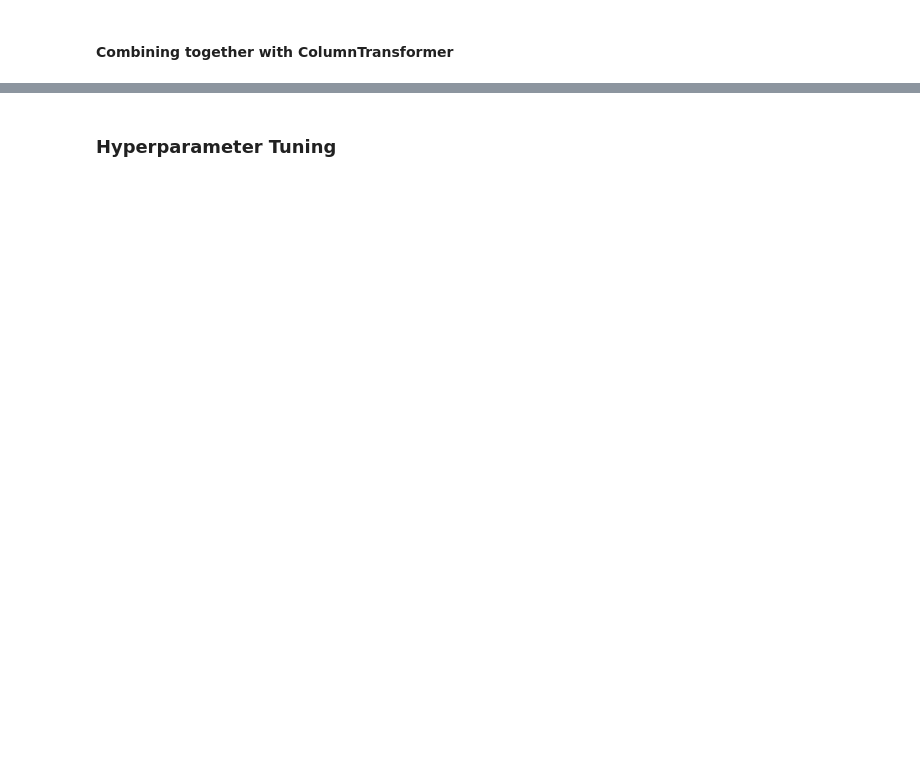
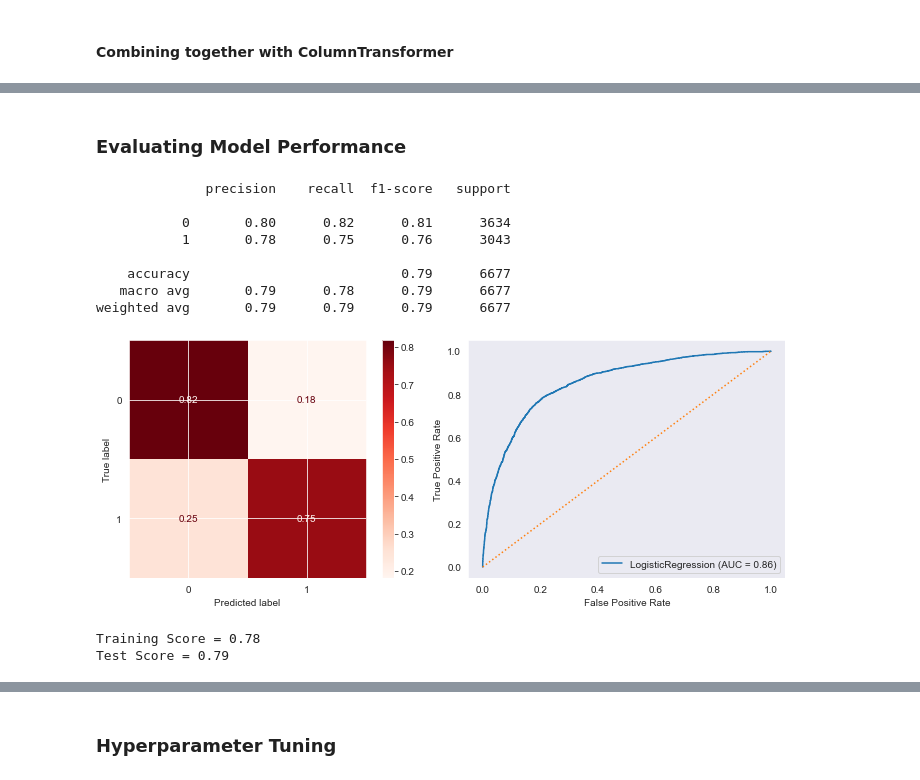
Before and after one commit to rcauvy/Flu_Shot_Learning, a Jupyter notebook: index.ipynb, the cells around one changed output, grey strips where cells are left out. Cells and saved outputs as stored; diff of their text form; code cells hidden in the pictures; blank space fills up the shorter version.

```diff
--- a/index.ipynb
+++ b/index.ipynb
@@ -748,0 +578,2 @@ Test Score:     0.84
+# %%
+log_reg.fit(X_train_df,y_train)
@@ -749,3 +632,59 @@ Test Score:     0.84
+# %% [markdown]
+### Evaluating Model Performance
+# %%
+### Function to produce the model's coefficients
+# Adapted from https://github.com/jirvingphd/Online-DS-FT-022221-Cohort-Notes-FLEX/blob/master/Phase_3/topic_25_logistic_regression/topic_25_pt2_LogisticRegression_titanic-v2-SG.ipynb
+
+def eval_clf(model, X_test_tf,y_test,cmap='Reds',
+                            normalize='true',classes=None,figsize=(10,4),
+                            X_train = None, y_train = None,):
+    """Evaluates a scikit-learn binary classification model.
+
+    Args:
+        model ([type]): [description]
+        X_test_tf ([type]): [description]
+        y_test ([type]): [description]
+        cmap (str, optional): [description]. Defaults to 'Reds'.
+        normalize (str, optional): [description]. Defaults to 'true'.
+        classes ([type], optional): [description]. Defaults to None.
+        figsize (tuple, optional): [description]. Defaults to (8,4).
+        X_train ([type], optional): [description]. Defaults to None.
+        y_train ([type], optional): [description]. Defaults to None.
+    """
+
+
+    y_hat_test = model.predict(X_test_tf)
+    print(metrics.classification_report(y_test, y_hat_test,target_names=classes))
+
+    fig,ax = plt.subplots(ncols=2,figsize=figsize)
+    metrics.plot_confusion_matrix(model, X_test_tf,y_test,cmap=cmap,
+                                  normalize=normalize,display_labels=classes,
+                                 ax=ax[0])
+
+    curve = metrics.plot_roc_curve(model,X_test_tf,y_test,ax=ax[1])
+    curve.ax_.grid()
+    curve.ax_.plot([0,1],[0,1],ls=':')
+    fig.tight_layout()
+    plt.show()
+
+    ## Add comparing Scores if X_train and y_train provided.
+    if (X_train is not None) & (y_train is not None):
+        print(f"Training Score = {model.score(X_train,y_train):.2f}")
+        print(f"Test Score = {model.score(X_test_tf,y_test):.2f}")
+# %%
+eval_clf(log_reg,X_test_tf,y_test,X_train=X_train_df,y_train=y_train)
+# %% [output]
+              precision    recall  f1-score   support
+
+           0       0.80      0.82      0.81      3634
+           1       0.78      0.75      0.76      3043
+
+    accuracy                           0.79      6677
+   macro avg       0.79      0.78      0.79      6677
+weighted avg       0.79      0.79      0.79      6677
+[figure, added]
+Training Score = 0.78
+Test Score = 0.79
 # %%
 ### Function to produce the model's coefficients
 # Adapted from https://github.com/jirvingphd/Online-DS-FT-022221-Cohort-Notes-FLEX/blob/master/Phase_3/topic_25_logistic_regression/topic_25_pt2_LogisticRegression_titanic-v2-SG.ipynb
```
Also changed, not shown: parts of 147 cells of this notebook.
